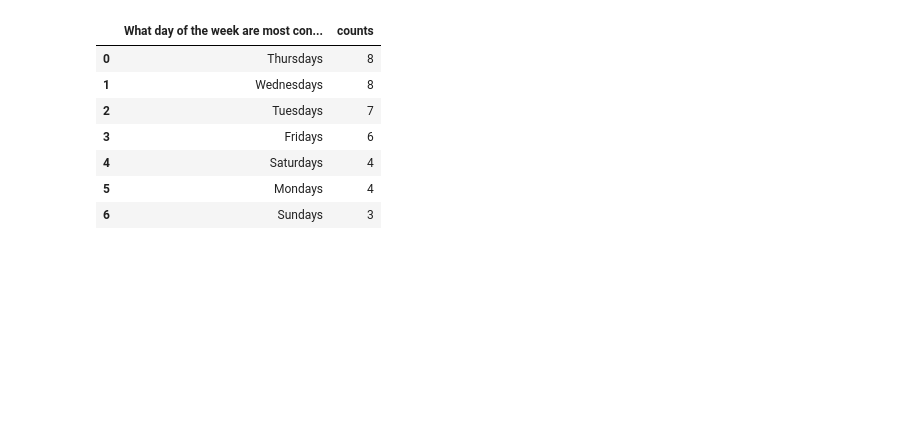
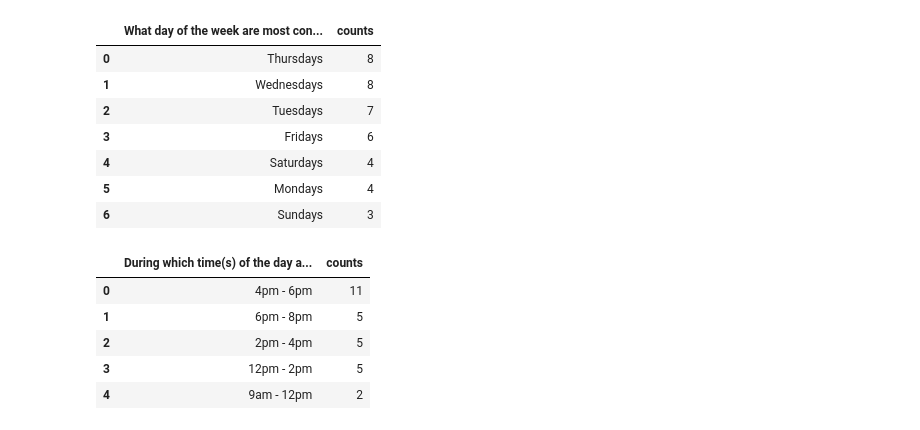
Before and after one commit to djibril968/Tribe_related_projects, a Jupyter notebook: spring_events_analytics.ipynb, the cells around one changed output. Saved outputs shown, nothing was run; the diff lists cells and outputs as text; code cells hidden in the pictures; blank space fills up the shorter version.

```diff
--- a/spring_events_analytics.ipynb
+++ b/spring_events_analytics.ipynb
@@ -184,3 +184,15 @@ day_pref
 | 4 | Saturdays | 4 |
 | 5 | Mondays | 4 |
 | 6 | Sundays | 3 |
+# %%
+#most preferred time of event
+
+time_pref = event_data['During which time(s) of the day are you most likely to attend events?'].str.split(',').explode().str.strip().value_counts().reset_index(name= 'counts')
+time_pref
+# %% [output]
+|  | During which time(s) of the day a... | counts |
+| 0 | 4pm - 6pm | 11 |
+| 1 | 6pm - 8pm | 5 |
+| 2 | 2pm - 4pm | 5 |
+| 3 | 12pm - 2pm | 5 |
+| 4 | 9am - 12pm | 2 |
```
